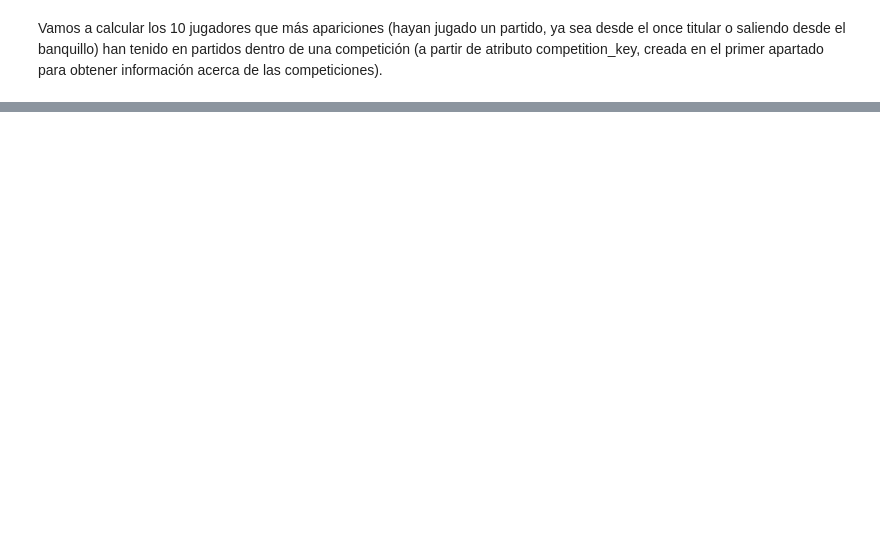
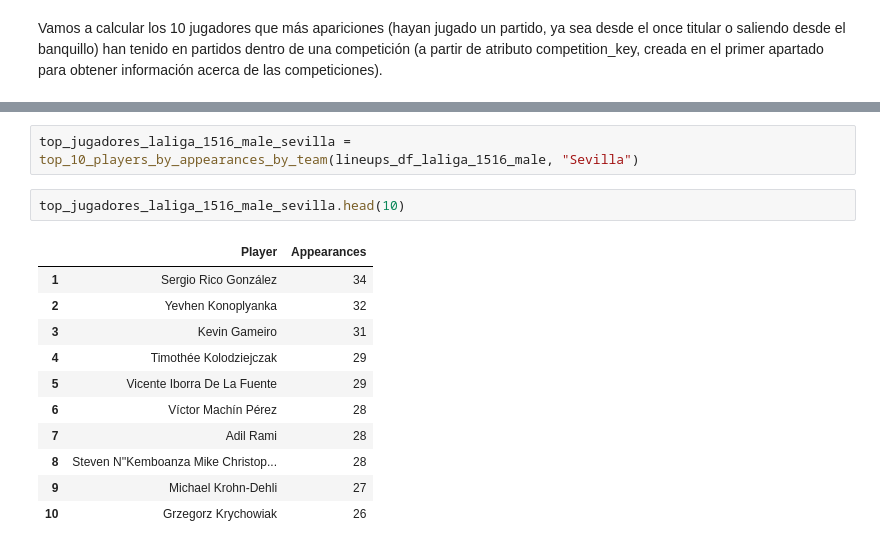
Before and after one commit to Jaime-Linares/EDA-FootySage, a Jupyter notebook: EDA(FootySage).ipynb, the cells around one changed output, grey strips where cells are left out. Cells and saved outputs as stored; diff of their text form; blank space fills up the shorter version.

```diff
--- a/EDA(FootySage).ipynb
+++ b/EDA(FootySage).ipynb
@@ -550,0 +667,16 @@ Vamos a calcular los 10 jugadores que más apariciones (hayan jugado un partido,
+# %%
+top_jugadores_laliga_1516_male_sevilla = top_10_players_by_appearances_by_team(lineups_df_laliga_1516_male, "Sevilla")
+# %%
+top_jugadores_laliga_1516_male_sevilla.head(10)
+# %% [output]
+|  | Player | Appearances |
+| 1 | Sergio Rico González | 34 |
+| 2 | Yevhen Konoplyanka | 32 |
+| 3 | Kevin Gameiro | 31 |
+| 4 | Timothée Kolodziejczak | 29 |
+| 5 | Vicente Iborra De La Fuente | 29 |
+| 6 | Víctor Machín Pérez | 28 |
+| 7 | Adil Rami | 28 |
+| 8 | Steven N''Kemboanza Mike Christop... | 28 |
+| 9 | Michael Krohn-Dehli | 27 |
+| 10 | Grzegorz Krychowiak | 26 |
```
Also changed, not shown: parts of 17 cells of this notebook.
